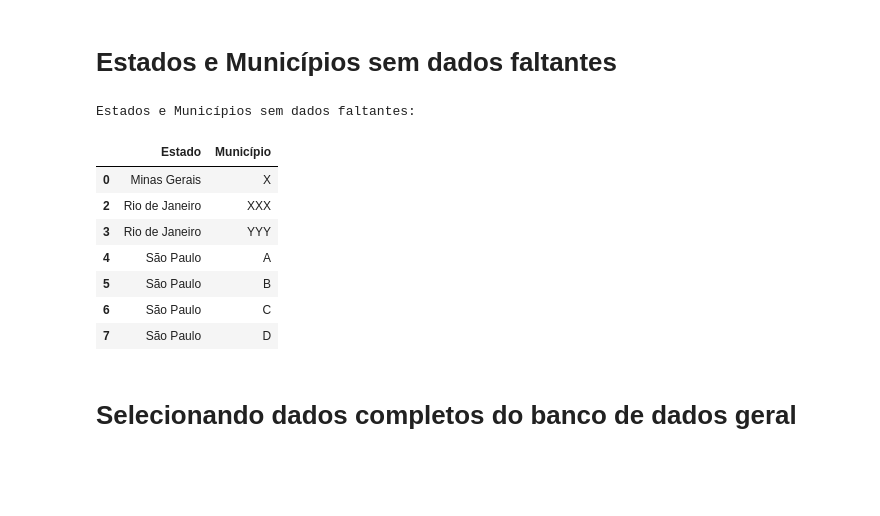
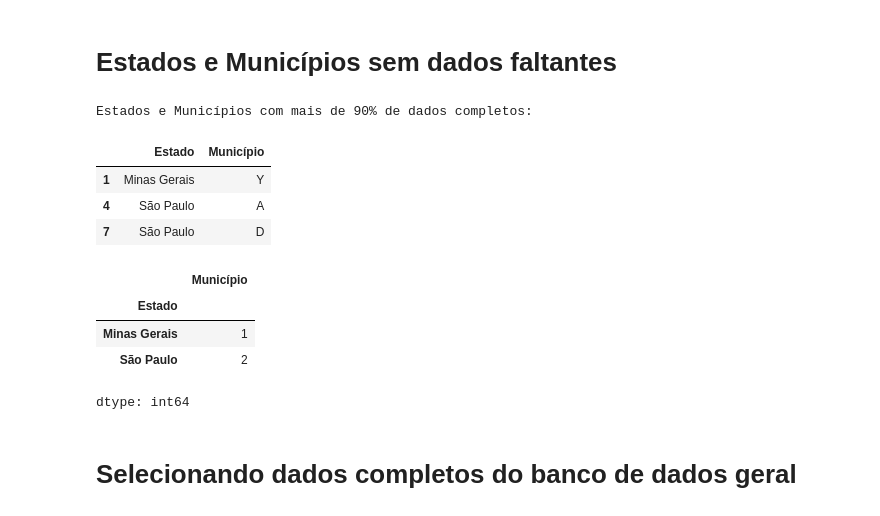
Before and after one commit to clobos/Python_Tatiana_Ecologia_Aplicada, a Jupyter notebook: NA_Tatiana.ipynb, the cells around one changed output. Saved outputs shown, nothing was run; the diff lists cells and outputs as text; code cells hidden in the pictures; blank space fills up the shorter version.

```diff
--- a/NA_Tatiana.ipynb
+++ b/NA_Tatiana.ipynb
@@ -51,7 +71,7 @@ None
 # %% [markdown]
 # Criando índices de dados faltantes
 # %%
-missing_indices = np.random.choice(df.index, size=int(len(df) * 0.01), replace=False)
+missing_indices = np.random.choice(df.index, size=int(len(df) * 0.1), replace=False)
 
 print(missing_indices)
 # %% [output]
@@ -114,23 +150,28 @@ Porcentagem de Dados Completos e Faltantes por Estado e Município:
 # %% [markdown]
 # Estados e Municípios sem dados faltantes
 # %%
-no_missing_data = completion_counts[completion_counts['Porcentagem Faltante (%)'] == 0][['Estado', 'Município']]
+no_missing_data = completion_counts[completion_counts['Porcentagem Completa (%)'] > 95][['Estado', 'Município']]
 
 if not no_missing_data.empty:
-    print("Estados e Municípios sem dados faltantes:")
+    print("Estados e Municípios com mais de 90% de dados completos:")
     display(no_missing_data)
 else:
-    print("Não há estados ou municípios sem dados faltantes completos.")
+    print("Não há estados ou municípios com mais de 90% de dados completos.")
 # %% [output]
-Estados e Municípios sem dados faltantes:
+Estados e Municípios com mais de 90% de dados completos:
 |  | Estado | Município |
-| 0 | Minas Gerais | X |
-| 2 | Rio de Janeiro | XXX |
-| 3 | Rio de Janeiro | YYY |
+| 1 | Minas Gerais | Y |
 | 4 | São Paulo | A |
-| 5 | São Paulo | B |
-| 6 | São Paulo | C |
 | 7 | São Paulo | D |
+# %%
+# quantos municpios há por estado?
+no_missing_data.groupby('Estado')['Município'].nunique()
+# %% [output]
+|  | Município |
+| Estado |  |
+| Minas Gerais | 1 |
+| São Paulo | 2 |
+dtype: int64
 # %% [markdown]
 # Selecionando dados completos do banco de dados geral
 # %%
```
Also changed, not shown: parts of 14 cells of this notebook.
